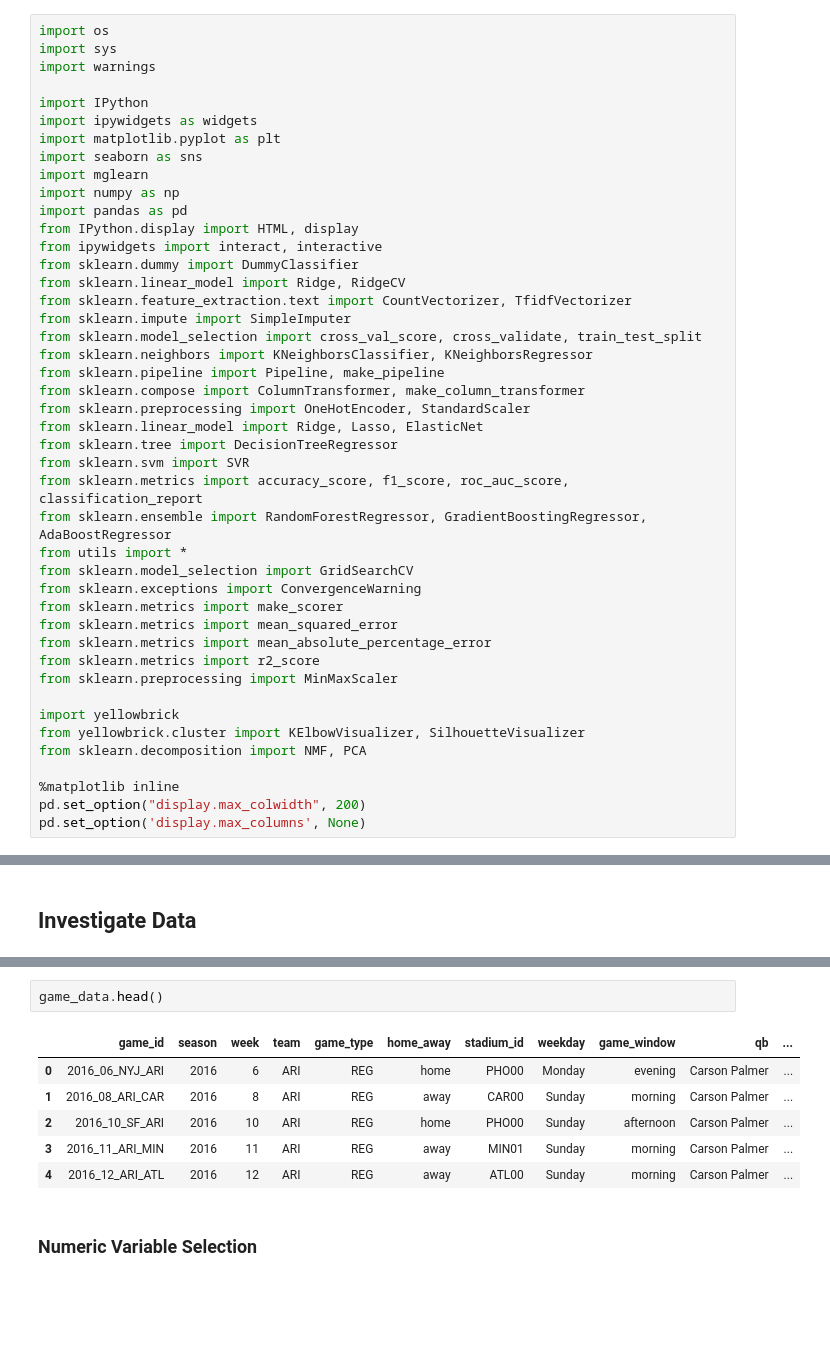
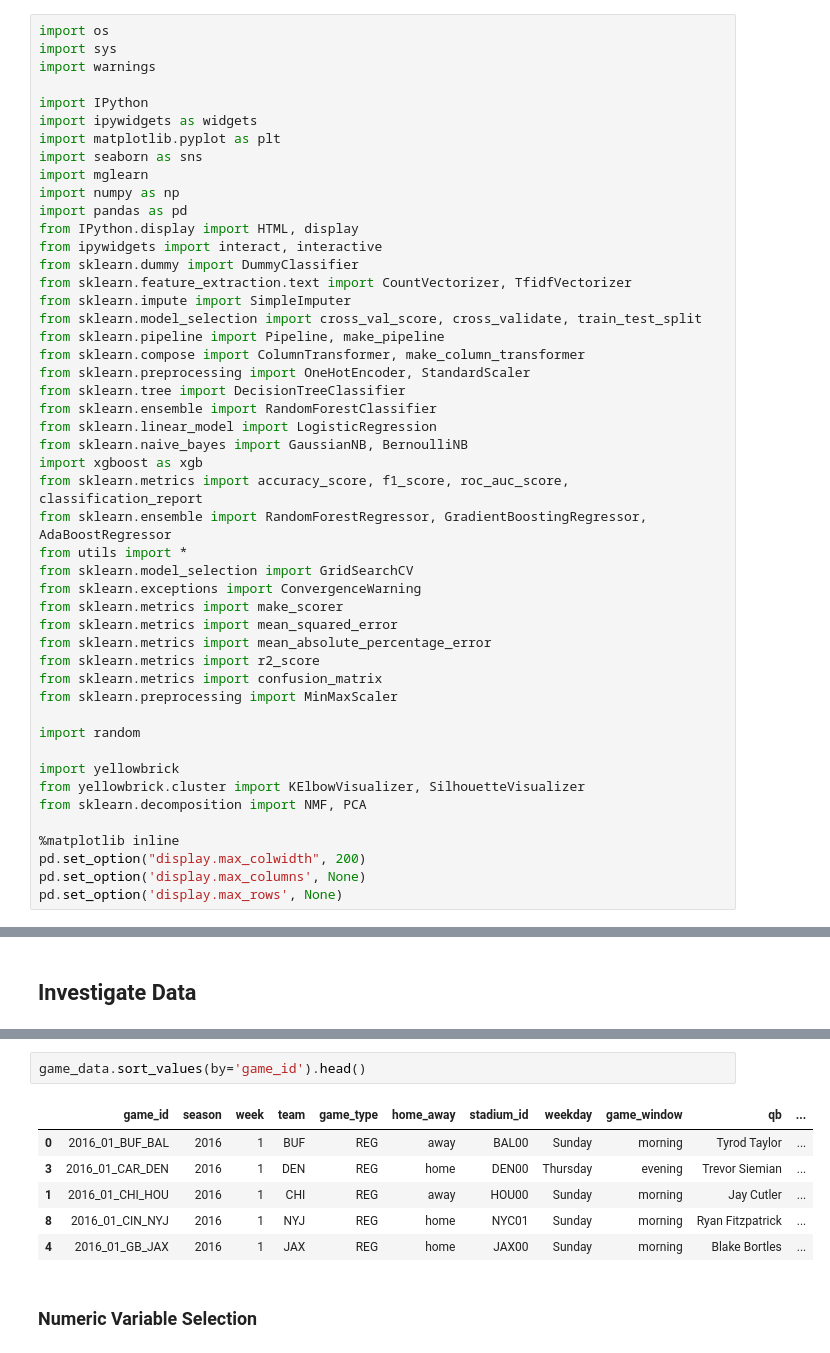
Before and after one commit to dusty736/fantasy_wizard, a Jupyter notebook: Python/game_outcome_classifier.ipynb, the cells around one changed output, grey strips where cells are left out. Drawn from its saved outputs; the diff is of its cells as text; blank space fills up the shorter version.

Commit message:
Create draft of Game Outcome modeling.

```diff
--- a/Python/game_outcome_classifier.ipynb
+++ b/Python/game_outcome_classifier.ipynb
@@ -24,17 +24,17 @@ import pandas as pd
 from IPython.display import HTML, display
 from ipywidgets import interact, interactive
 from sklearn.dummy import DummyClassifier
-from sklearn.linear_model import Ridge, RidgeCV
 from sklearn.feature_extraction.text import CountVectorizer, TfidfVectorizer
 from sklearn.impute import SimpleImputer
 from sklearn.model_selection import cross_val_score, cross_validate, train_test_split
-from sklearn.neighbors import KNeighborsClassifier, KNeighborsRegressor
 from sklearn.pipeline import Pipeline, make_pipeline
 from sklearn.compose import ColumnTransformer, make_column_transformer
 from sklearn.preprocessing import OneHotEncoder, StandardScaler
-from sklearn.linear_model import Ridge, Lasso, ElasticNet
-from sklearn.tree import DecisionTreeRegressor
-from sklearn.svm import SVR
+from sklearn.tree import DecisionTreeClassifier
+from sklearn.ensemble import RandomForestClassifier
+from sklearn.linear_model import LogisticRegression
+from sklearn.naive_bayes import GaussianNB, BernoulliNB
+import xgboost as xgb
 from sklearn.metrics import accuracy_score, f1_score, roc_auc_score, classification_report
 from sklearn.ensemble import RandomForestRegressor, GradientBoostingRegressor, AdaBoostRegressor
 from utils import *
@@ -44,7 +44,10 @@ from sklearn.metrics import make_scorer
 from sklearn.metrics import mean_squared_error
 from sklearn.metrics import mean_absolute_percentage_error
 from sklearn.metrics import r2_score
+from sklearn.metrics import confusion_matrix
 from sklearn.preprocessing import MinMaxScaler
+
+import random
 
 import yellowbrick
 from yellowbrick.cluster import KElbowVisualizer, SilhouetteVisualizer
@@ -53,6 +56,7 @@ from sklearn.decomposition import NMF, PCA
 %matplotlib inline
 pd.set_option("display.max_colwidth", 200)
 pd.set_option('display.max_columns', None)
+pd.set_option('display.max_rows', None)
 # %% [markdown]
 ## Set Folder Path
 # %%
@@ -79,12 +83,12 @@ game_data.shape
 # %%
-game_data.head()
+game_data.sort_values(by='game_id').head()
 # %% [output]
 |  | game_id | season | week | team | game_type | home_away | stadium_id | weekday | game_window | qb | ... |
-| 0 | 2016_06_NYJ_ARI | 2016 | 6 | ARI | REG | home | PHO00 | Monday | evening | Carson Palmer | ... |
-| 1 | 2016_08_ARI_CAR | 2016 | 8 | ARI | REG | away | CAR00 | Sunday | morning | Carson Palmer | ... |
-| 2 | 2016_10_SF_ARI | 2016 | 10 | ARI | REG | home | PHO00 | Sunday | afternoon | Carson Palmer | ... |
-| 3 | 2016_11_ARI_MIN | 2016 | 11 | ARI | REG | away | MIN01 | Sunday | morning | Carson Palmer | ... |
-| 4 | 2016_12_ARI_ATL | 2016 | 12 | ARI | REG | away | ATL00 | Sunday | morning | Carson Palmer | ... |
+| 0 | 2016_01_BUF_BAL | 2016 | 1 | BUF | REG | away | BAL00 | Sunday | morning | Tyrod Taylor | ... |
+| 3 | 2016_01_CAR_DEN | 2016 | 1 | DEN | REG | home | DEN00 | Thursday | evening | Trevor Siemian | ... |
+| 1 | 2016_01_CHI_HOU | 2016 | 1 | CHI | REG | away | HOU00 | Sunday | morning | Jay Cutler | ... |
+| 8 | 2016_01_CIN_NYJ | 2016 | 1 | NYJ | REG | home | NYC01 | Sunday | morning | Ryan Fitzpatrick | ... |
+| 4 | 2016_01_GB_JAX | 2016 | 1 | JAX | REG | home | JAX00 | Sunday | morning | Blake Bortles | ... |
 # %% [markdown]
 ### Numeric Variable Selection
 # %%
```
Also changed, not shown: parts of 38 cells of this notebook, 1 other file.
